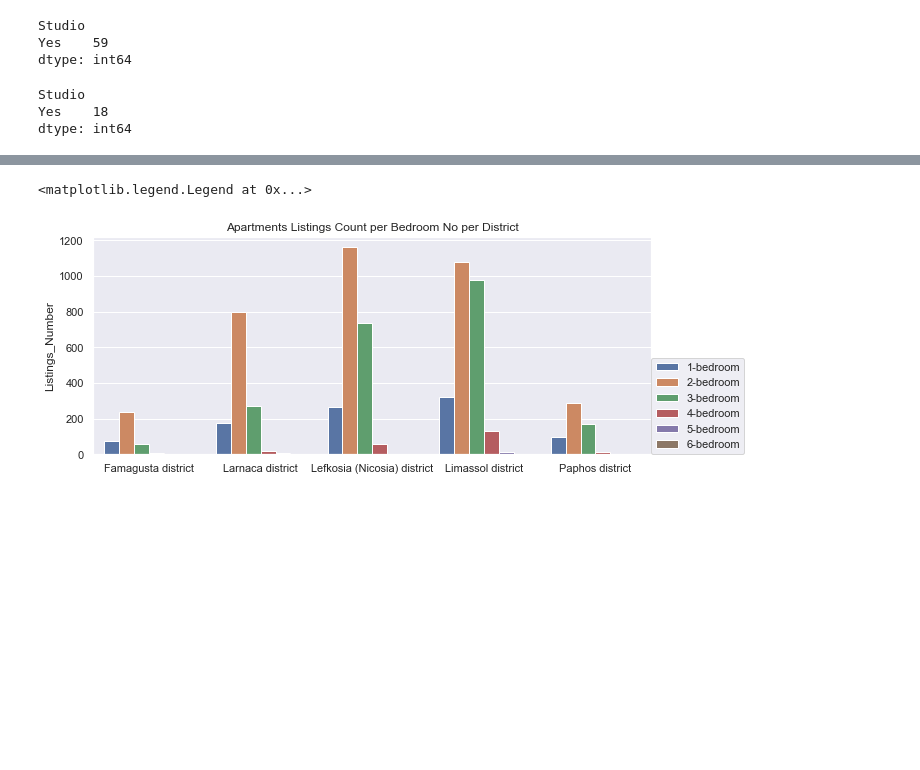
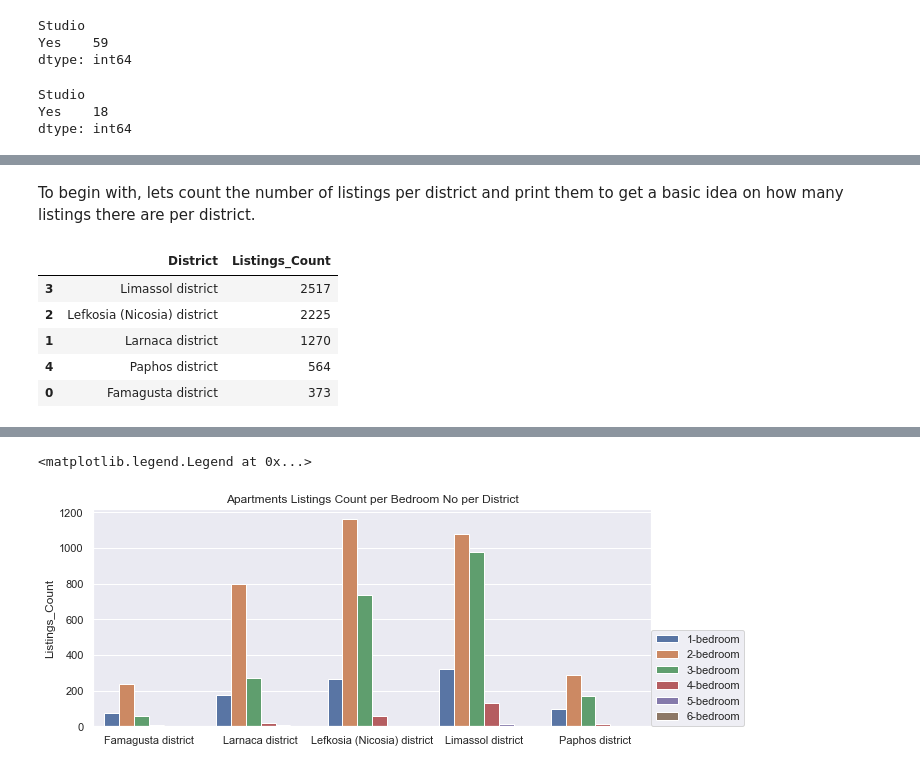
Before and after one commit to spyrou-andre/Data-Analyst-Portfolio, a Jupyter notebook: Housing-Prices/Jupyter_Notebook_Code.ipynb, the cells around one changed output, grey strips where cells are left out. Drawn from its saved outputs; the diff is of its cells as text; code cells hidden in the pictures; blank space fills up the shorter version.

```diff
--- a/Housing-Prices/Jupyter_Notebook_Code.ipynb
+++ b/Housing-Prices/Jupyter_Notebook_Code.ipynb
@@ -365,5 +371,16 @@ Houses.head(10)
+# %% [markdown]
+To begin with, lets count the number of listings per district and print them to get a basic idea on how many listings there are per district.
 # %%
 #Count the number of Listings per District
-District_Count = Apartments_Flats.groupby(['District']).size().reset_index(name="District_Count")
+District_Count = Apartments_Flats.groupby(['District']).size().reset_index(name="Listings_Count")
 #--------------------------------------------------------------------------------------------------------
-District_Count_H = Houses.groupby(['District']).size().reset_index(name="District_Count")
+District_Count_H = Houses.groupby(['District']).size().reset_index(name="Listings_Count")
+# %%
+District_Count.sort_values(["Listings_Count"],ascending=[False])
+# %% [output]
+|  | District | Listings_Count |
+| 3 | Limassol district | 2517 |
+| 2 | Lefkosia (Nicosia) district | 2225 |
+| 1 | Larnaca district | 1270 |
+| 4 | Paphos district | 564 |
+| 0 | Famagusta district | 373 |
```
Also changed, not shown: parts of 36 cells of this notebook.
